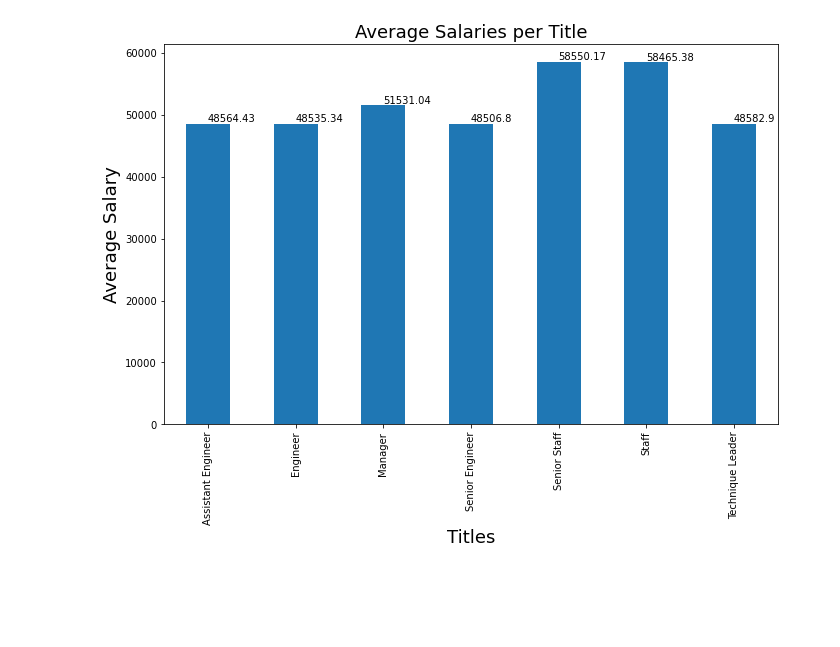
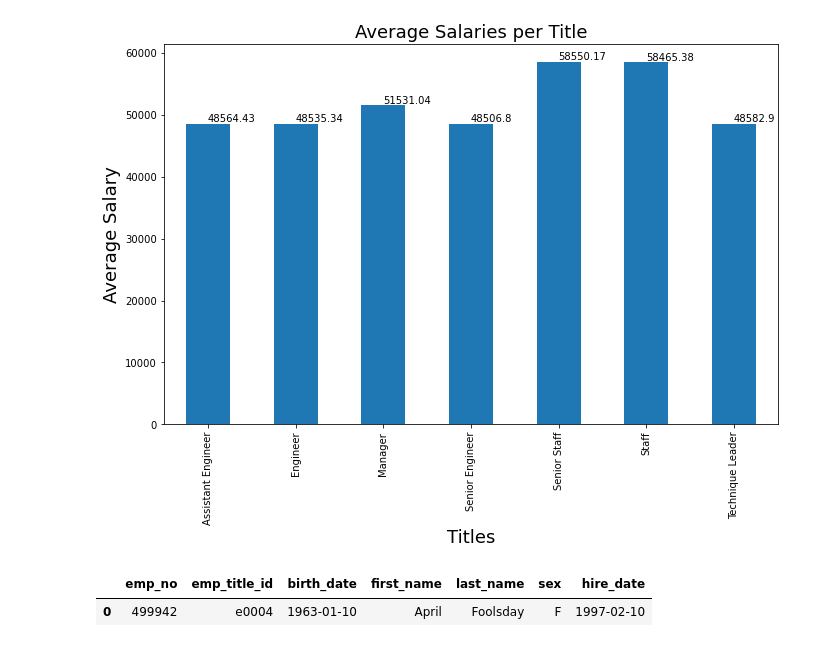
Before and after one commit to blt1339/sql-challenge, a Jupyter notebook: EmployeeSQL/Bonus.ipynb, the cells around one changed output. Drawn from its saved outputs; the diff is of its cells as text; code cells hidden in the pictures; blank space fills up the shorter version.

```diff
--- a/EmployeeSQL/Bonus.ipynb
+++ b/EmployeeSQL/Bonus.ipynb
@@ -74,3 +74,22 @@ for index,value in enumerate(salaries_per_title_data):
 plt.show()
 # %% [output]
 [figure]
+# %%
+# Identify employee 499942 since the manager made reference to that
+# number after reporting that this might be a test assignment
+
+# Create a statment to dmployee
+sql_statement = 'SELECT * FROM employees WHERE emp_no = 499942;'
+
+'SELECT salaries.salary,titles.title FROM salaries \
+                 LEFT OUTER JOIN employees ON employees.emp_no = salaries.emp_no \
+                 LEFT OUTER JOIN titles ON employees.emp_title_id = titles.title_id'
+
+# Create a dataframe of the sql statement
+identified_employee_df = pd.read_sql(sql_statement, connection)
+
+# Show the created dataframe
+identified_employee_df
+# %% [output]
+|  | emp_no | emp_title_id | birth_date | first_name | last_name | sex | hire_date |
+| 0 | 499942 | e0004 | 1963-01-10 | April | Foolsday | F | 1997-02-10 |
```
Also changed, not shown: parts of 1 cell of this notebook, 4 other files.
